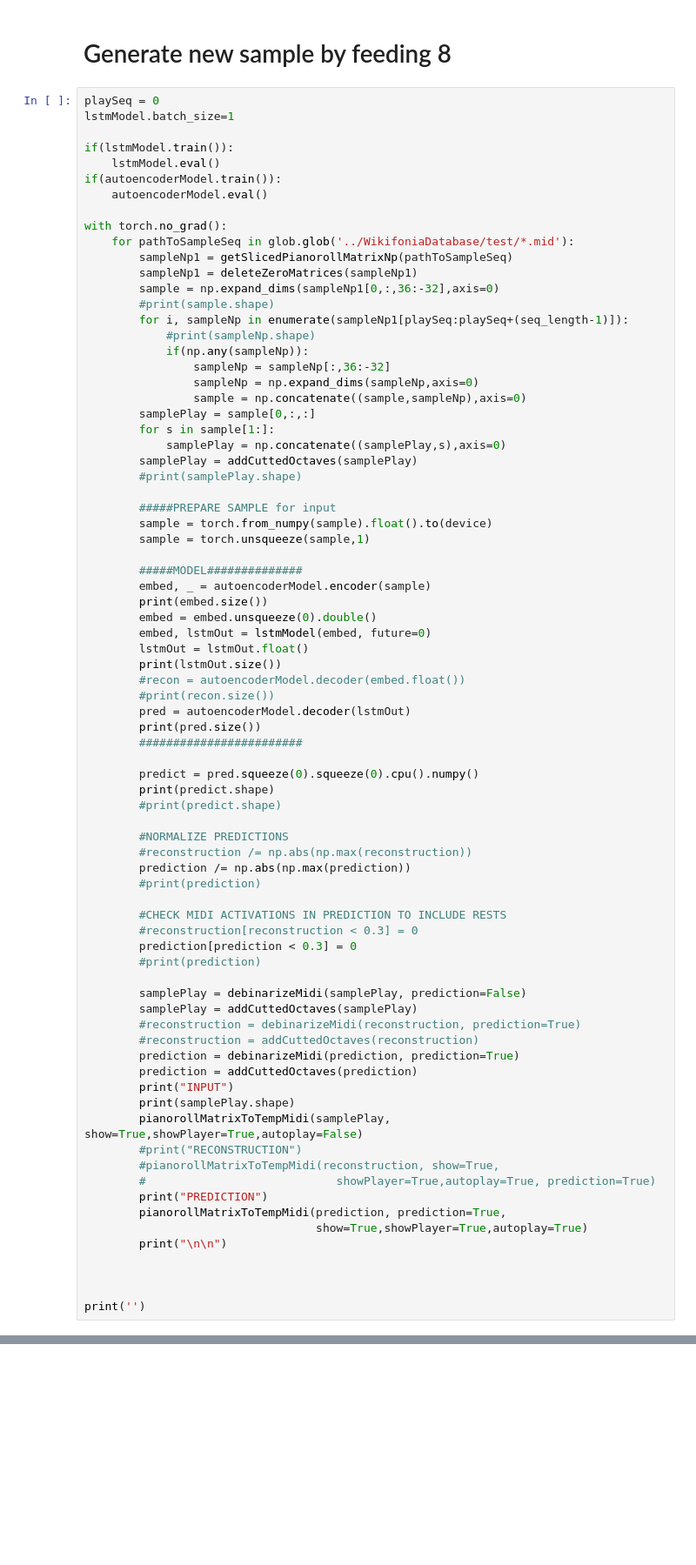
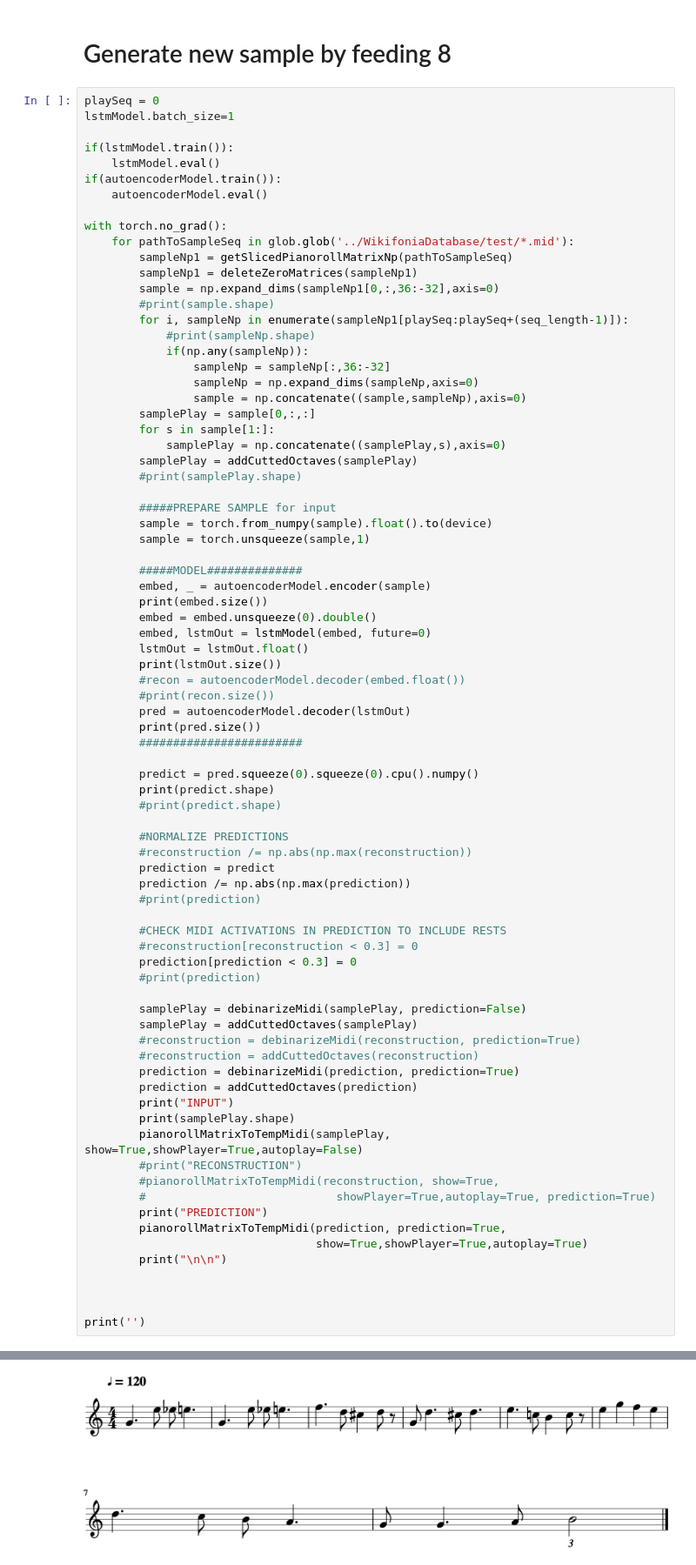
Before and after one commit to Roboy/tss18-robotsinmusicalimprovisation, a Jupyter notebook: Predicter_VAE_LSTM_Many2One.ipynb, the cells around one changed output, grey strips where cells are left out. Shown at 87% size. Saved outputs shown, nothing was run; the diff lists cells and outputs as text; blank space fills up the shorter version.

```diff
--- a/Predicter_VAE_LSTM_Many2One.ipynb
+++ b/Predicter_VAE_LSTM_Many2One.ipynb
@@ -107,6 +112,7 @@ with torch.no_grad():
 
         #NORMALIZE PREDICTIONS
         #reconstruction /= np.abs(np.max(reconstruction))
+        prediction = predict
         prediction /= np.abs(np.max(prediction))
         #print(prediction)
 
@@ -135,3 +141,4 @@ with torch.no_grad():
 
 
 print('')
+# %% [output]
@@ -137,0 +151 @@ print('')
+[figure, added]
```
Also changed, not shown: parts of 2 cells of this notebook, 10 other files.
